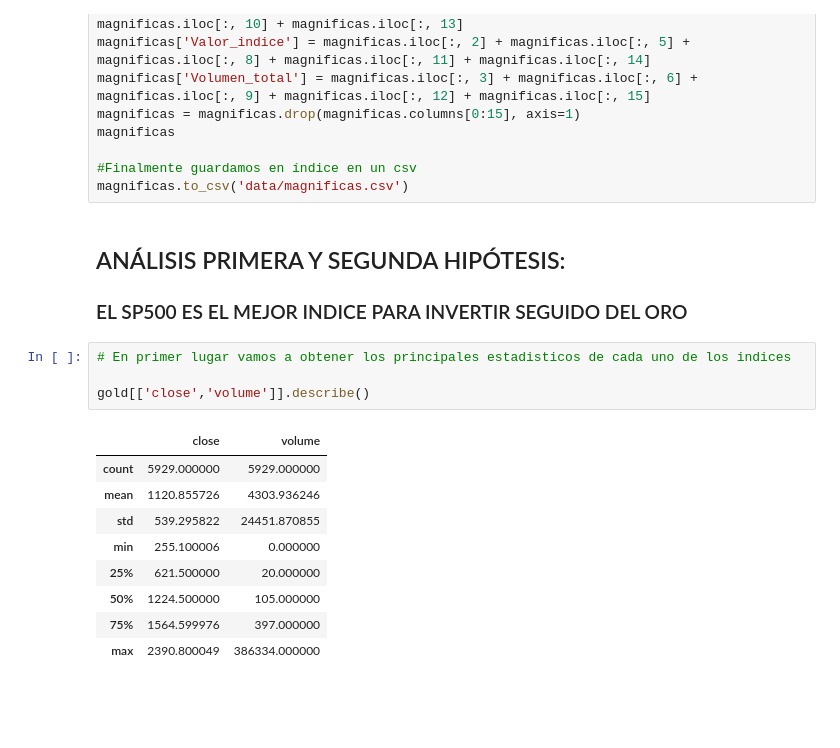
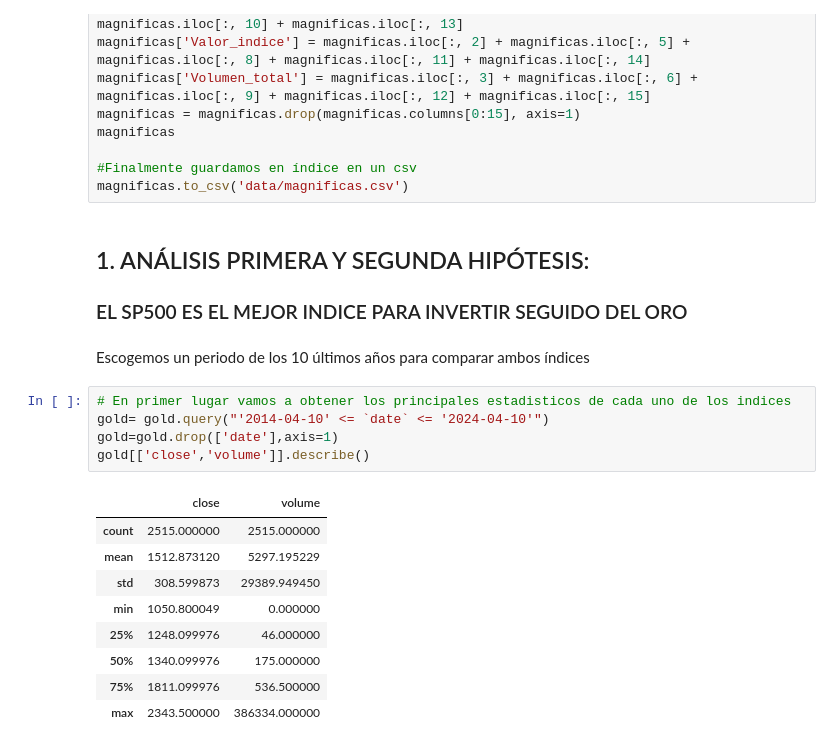
Before and after one commit to adriani94bil/EDA_SP500_Model, a Jupyter notebook: EDA.ipynb, the cells around one changed output. Cells and saved outputs as stored; diff of their text form; blank space fills up the shorter version.

```diff
--- a/EDA.ipynb
+++ b/EDA.ipynb
@@ -226,20 +226,23 @@ magnificas
 #Finalmente guardamos en índice en un csv
 magnificas.to_csv('data/magnificas.csv')
 # %% [markdown]
-## ANÁLISIS PRIMERA Y SEGUNDA HIPÓTESIS:
+## 1. ANÁLISIS PRIMERA Y SEGUNDA HIPÓTESIS:
 
 ### EL SP500 ES EL MEJOR INDICE PARA INVERTIR SEGUIDO DEL ORO
+# %% [markdown]
+Escogemos un periodo de los 10 últimos años para comparar ambos índices
 # %%
 # En primer lugar vamos a obtener los principales estadisticos de cada uno de los indices
-
+gold= gold.query("'2014-04-10' <= `date` <= '2024-04-10'")
+gold=gold.drop(['date'],axis=1)
 gold[['close','volume']].describe()
 # %% [output]
 |  | close | volume |
-| count | 5929.000000 | 5929.000000 |
-| mean | 1120.855726 | 4303.936246 |
-| std | 539.295822 | 24451.870855 |
-| min | 255.100006 | 0.000000 |
-| 25% | 621.500000 | 20.000000 |
-| 50% | 1224.500000 | 105.000000 |
-| 75% | 1564.599976 | 397.000000 |
-| max | 2390.800049 | 386334.000000 |
+| count | 2515.000000 | 2515.000000 |
+| mean | 1512.873120 | 5297.195229 |
+| std | 308.599873 | 29389.949450 |
+| min | 1050.800049 | 0.000000 |
+| 25% | 1248.099976 | 46.000000 |
+| 50% | 1340.099976 | 175.000000 |
+| 75% | 1811.099976 | 536.500000 |
+| max | 2343.500000 | 386334.000000 |
```
Also changed, not shown: parts of 24 cells of this notebook, 1 other file.
